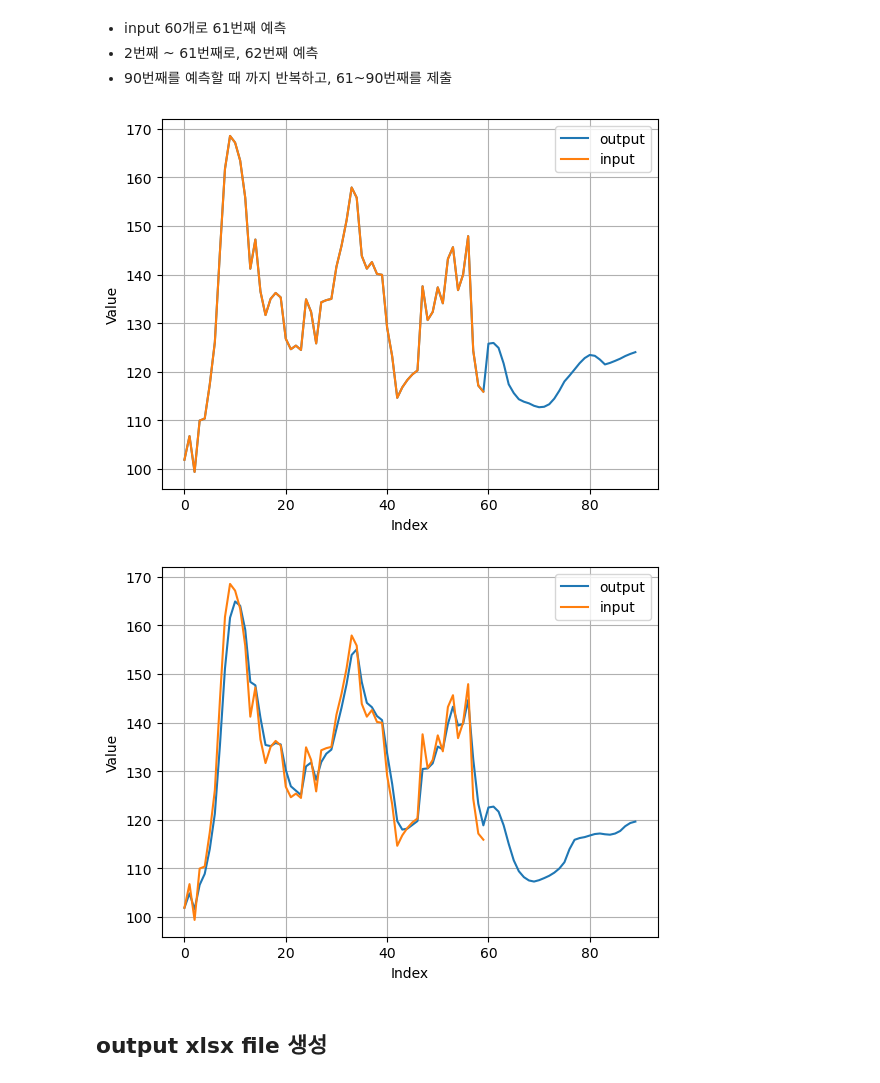
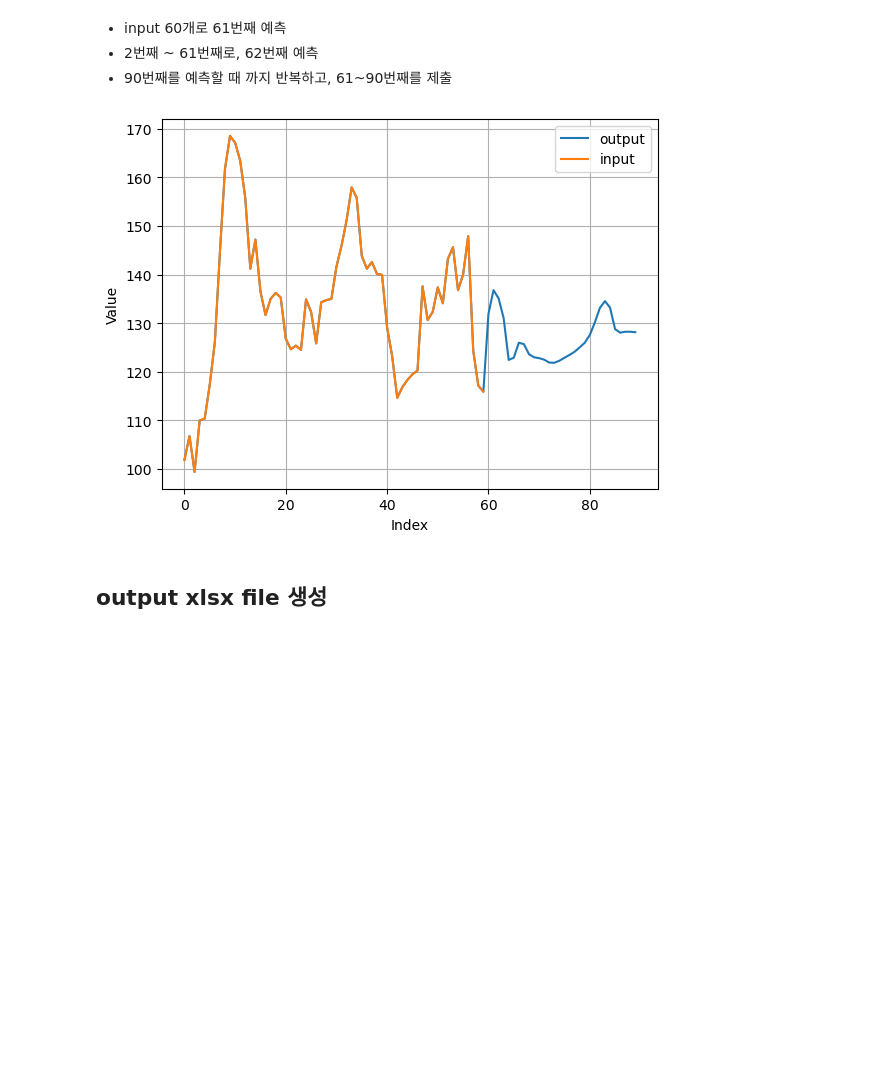
Before and after one commit to jiho264/solarAI, a Jupyter notebook: add_linearinterpolation_and_kalman.ipynb, the cells around one changed output. Saved outputs shown, nothing was run; the diff lists cells and outputs as text; code cells hidden in the pictures; blank space fills up the shorter version.

```diff
--- a/add_linearinterpolation_and_kalman.ipynb
+++ b/add_linearinterpolation_and_kalman.ipynb
@@ -167,7 +167,7 @@ plt.grid(True)
 plt.show()
 
 train_x1, train_y1 = make_dataset_windowsshift(train_cut)
-train_x2, train_y2 = make_dataset_windowsshift(train_interpolated)
+train_x2, train_y2 = make_dataset_windowsshift(kalman_estimations)
 train_x = np.concatenate((train_x1, train_x2), axis=0)
 train_y = np.concatenate((train_y1, train_y2), axis=0)
 print(train_x.shape, train_y.shape)
@@ -229,17 +229,17 @@ def rmse_loss(y_true, y_pred):
 
 
 # # some paper model
-# def create_lstm_model(input_shape):
-#     model = keras.Sequential()
-#     model.add(keras.layers.LSTM(units=128, input_shape=input_shape, return_sequences=True))  # 첫 번째 LSTM 레이어
-#     #model.add(keras.layers.LSTM(units=50, return_sequences=True))  # 두 번째 LSTM 레이어
-#     model.add(keras.layers.LSTM(units=128))
-#     model.add(keras.layers.Dense(512, activation='relu'))
-#     model.add(keras.layers.Dense(128, activation='relu'))
-#     model.add(keras.layers.Dense(1))
-#     #model.compile(optimizer='adam', loss=rmse_loss)
-#     model.compile(optimizer='adam', loss='mean_squared_error', metrics=['RootMeanSquaredError'])
-#     return model
+def create_lstm_model(input_shape):
+    model = keras.Sequential()
+    model.add(keras.layers.LSTM(units=96, input_shape=input_shape, return_sequences=True))  # 첫 번째 LSTM 레이어
+    #model.add(keras.layers.LSTM(units=50, return_sequences=True))  # 두 번째 LSTM 레이어
+    model.add(keras.layers.LSTM(units=128))
+    model.add(keras.layers.Dense(512, activation='relu'))
+    model.add(keras.layers.Dense(128, activation='relu'))
+    model.add(keras.layers.Dense(1))
+    #model.compile(optimizer='adam', loss=rmse_loss)
+    model.compile(optimizer='adam', loss='mean_squared_error', metrics=['RootMeanSquaredError'])
+    return model
 # %% [markdown]
 ## First training
 # %%
@@ -268,6 +268,6 @@ Non-trainable params: 0 (0.00 Byte)
 _________________________________________________________________
 # %%
 start_time = time.time()
-first_lstm_model.fit(train_x, train_y, epochs=30, batch_size=128, callbacks=[loss_callback])
+first_lstm_model.fit(train_x, train_y, epochs=50, batch_size=64, callbacks=[loss_callback])
 print(f"코드 실행 시간: {time.time()-start_time} 초")
 # %% [output]
@@ -328,11 +339,10 @@ def prediction(_input, _model):
 # %%
 _final_result = prediction(test, first_lstm_model)
 
-kalman_estimations = apply_kalman_smoothing(test)
-_final_result = prediction(kalman_estimations, first_lstm_model)
+# kalman_estimations = apply_kalman_smoothing(test)
+# _final_result = prediction(kalman_estimations, first_lstm_model)
 # %% [output]
-[figure, old version]
+[figure, new version]
-[figure, removed]
 # %% [markdown]
 ## output xlsx file 생성
 # %%
```
Also changed, not shown: parts of 3 cells of this notebook, 3 other files.
